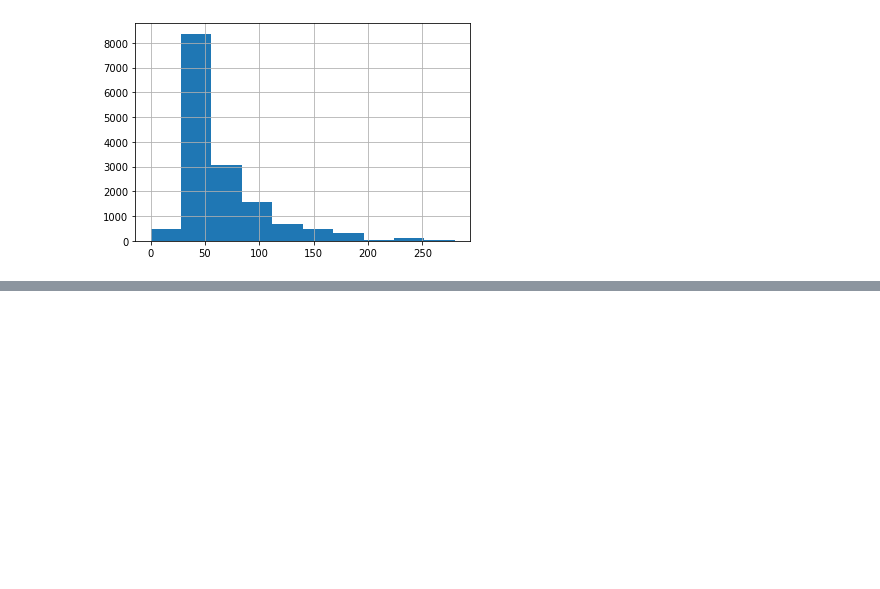
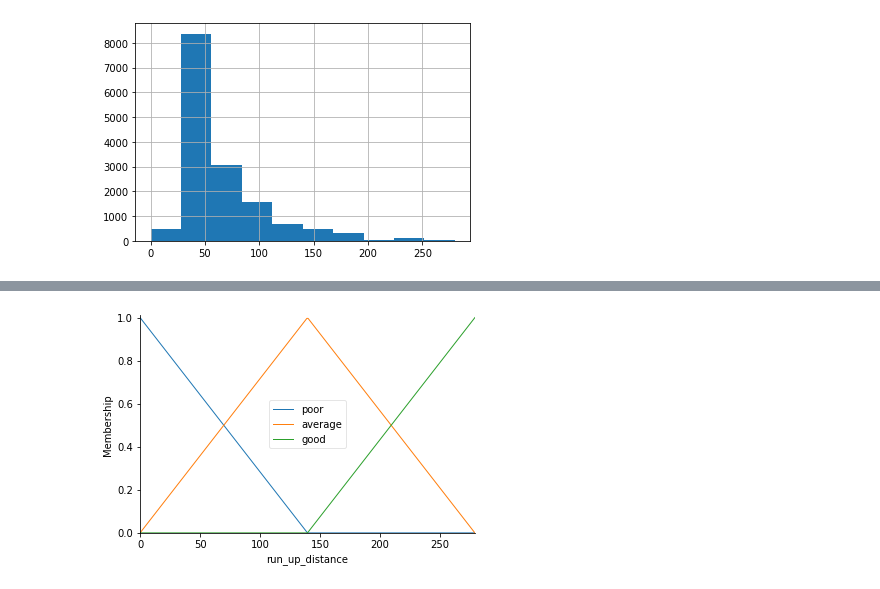
Before and after one commit to jsebastianquiroga/Big_Data-_Derby_2022_SI, a Jupyter notebook: Notebooks/sistemas_inteligentes.ipynb, the cells around one changed output, grey strips where cells are left out. Drawn from its saved outputs; the diff is of its cells as text; code cells hidden in the pictures; blank space fills up the shorter version.

```diff
--- a/Notebooks/sistemas_inteligentes.ipynb
+++ b/Notebooks/sistemas_inteligentes.ipynb
@@ -1554,0 +1567,4 @@ TypeError: ignored
+# %%
+run_up_distance.view();
+# %% [output]
+[figure, added]
```
Also changed, not shown: parts of 21 cells of this notebook.
